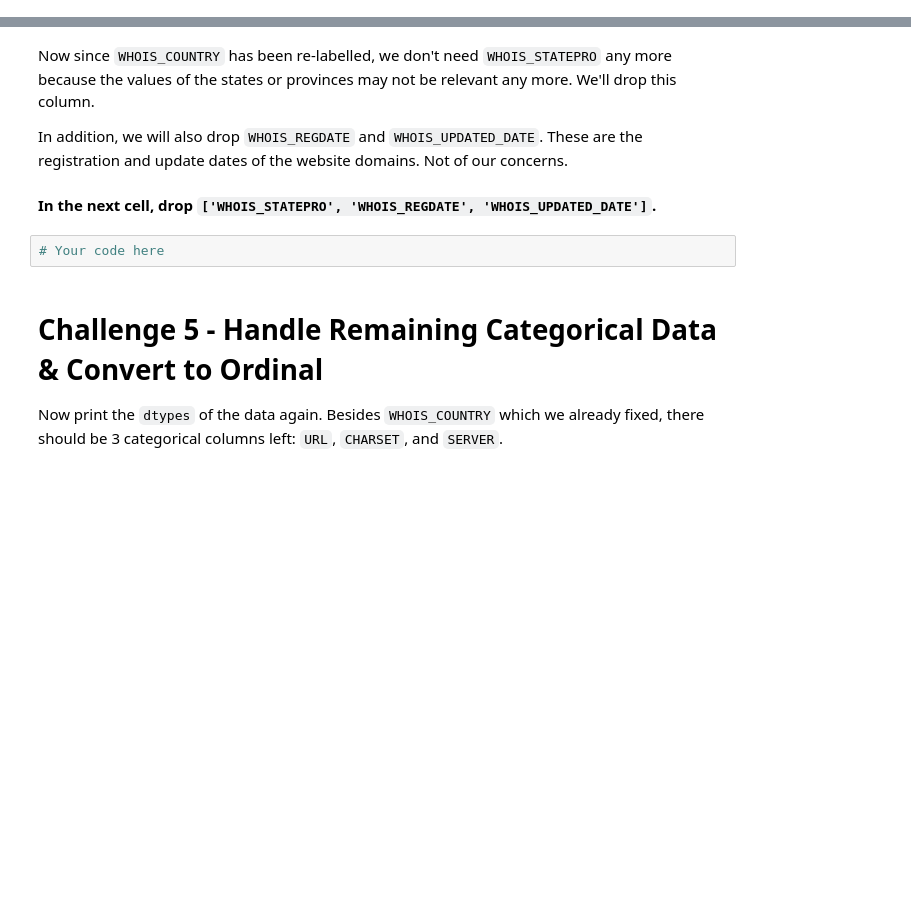
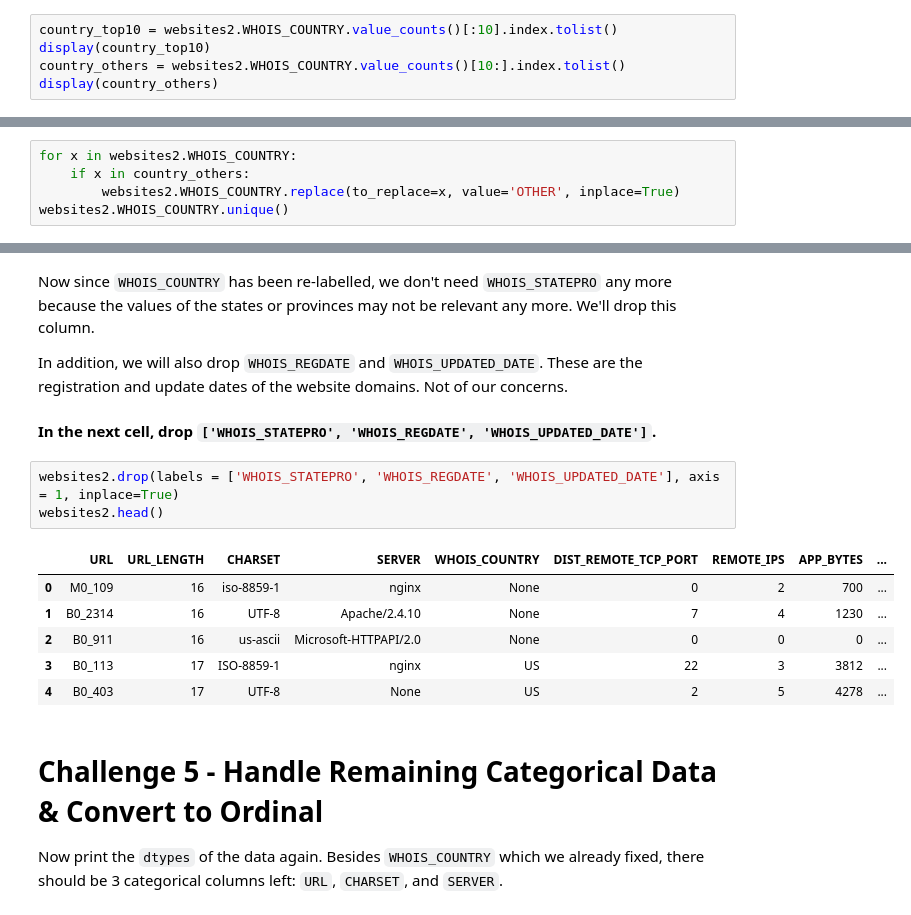
Before and after one commit to marisfont/madrid-oct-2018, a Jupyter notebook: module-3/lab-supervised-learning/your-code/main.ipynb, the cells around one changed output, grey strips where cells are left out. Saved outputs shown, nothing was run; the diff lists cells and outputs as text; blank space fills up the shorter version.

```diff
--- a/module-3/lab-supervised-learning/your-code/main.ipynb
+++ b/module-3/lab-supervised-learning/your-code/main.ipynb
@@ -274,0 +299,5 @@ The `WHOIS_COUNTRY` column happens to be this case. You can verify it by print a
+# %%
+country_top10 = websites2.WHOIS_COUNTRY.value_counts()[:10].index.tolist()
+display(country_top10)
+country_others = websites2.WHOIS_COUNTRY.value_counts()[10:].index.tolist()
+display(country_others)
@@ -274,0 +323,5 @@ The `WHOIS_COUNTRY` column happens to be this case. You can verify it by print a
+# %%
+for x in websites2.WHOIS_COUNTRY:
+    if x in country_others:
+        websites2.WHOIS_COUNTRY.replace(to_replace=x, value='OTHER', inplace=True)
+websites2.WHOIS_COUNTRY.unique()
@@ -278,8 +334,16 @@ Now since `WHOIS_COUNTRY` has been re-labelled, we don't need `WHOIS_STATEPRO` a
 In addition, we will also drop `WHOIS_REGDATE` and `WHOIS_UPDATED_DATE`. These are the registration and update dates of the website domains. Not of our concerns.
 
 #### In the next cell, drop `['WHOIS_STATEPRO', 'WHOIS_REGDATE', 'WHOIS_UPDATED_DATE']`.
-# %%
-# Your code here
+# %%
+websites2.drop(labels = ['WHOIS_STATEPRO', 'WHOIS_REGDATE', 'WHOIS_UPDATED_DATE'], axis = 1, inplace=True)
+websites2.head()
+# %% [output]
+|  | URL | URL_LENGTH | CHARSET | SERVER | WHOIS_COUNTRY | DIST_REMOTE_TCP_PORT | REMOTE_IPS | APP_BYTES | ... |
+| 0 | M0_109 | 16 | iso-8859-1 | nginx | None | 0 | 2 | 700 | ... |
+| 1 | B0_2314 | 16 | UTF-8 | Apache/2.4.10 | None | 7 | 4 | 1230 | ... |
+| 2 | B0_911 | 16 | us-ascii | Microsoft-HTTPAPI/2.0 | None | 0 | 0 | 0 | ... |
+| 3 | B0_113 | 17 | ISO-8859-1 | nginx | US | 22 | 3 | 3812 | ... |
+| 4 | B0_403 | 17 | UTF-8 | None | US | 2 | 5 | 4278 | ... |
 # %% [markdown]
 # Challenge 5 - Handle Remaining Categorical Data & Convert to Ordinal
 
```
Also changed, not shown: parts of 9 cells of this notebook.
